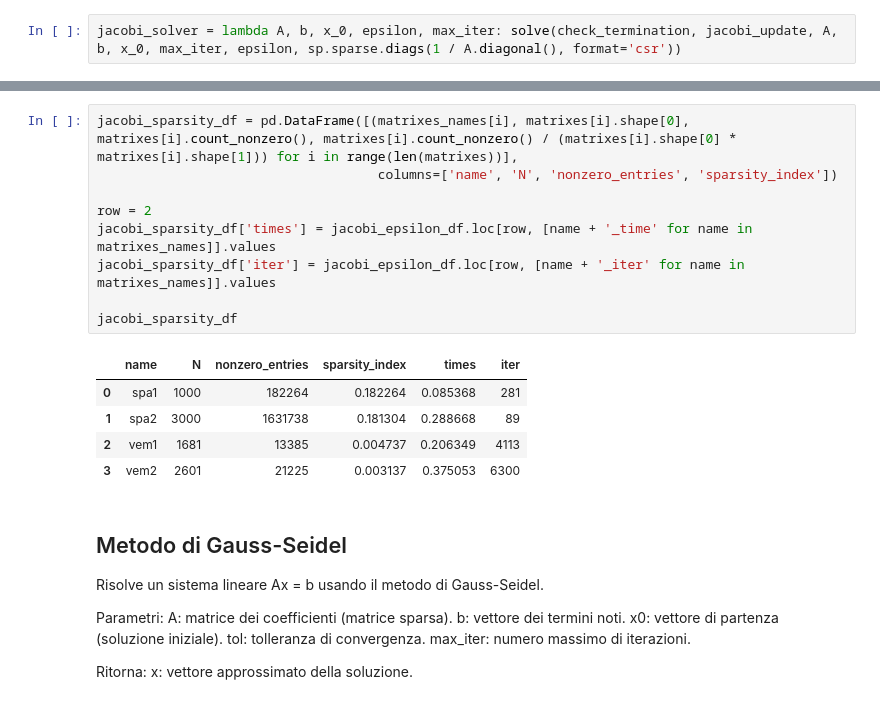
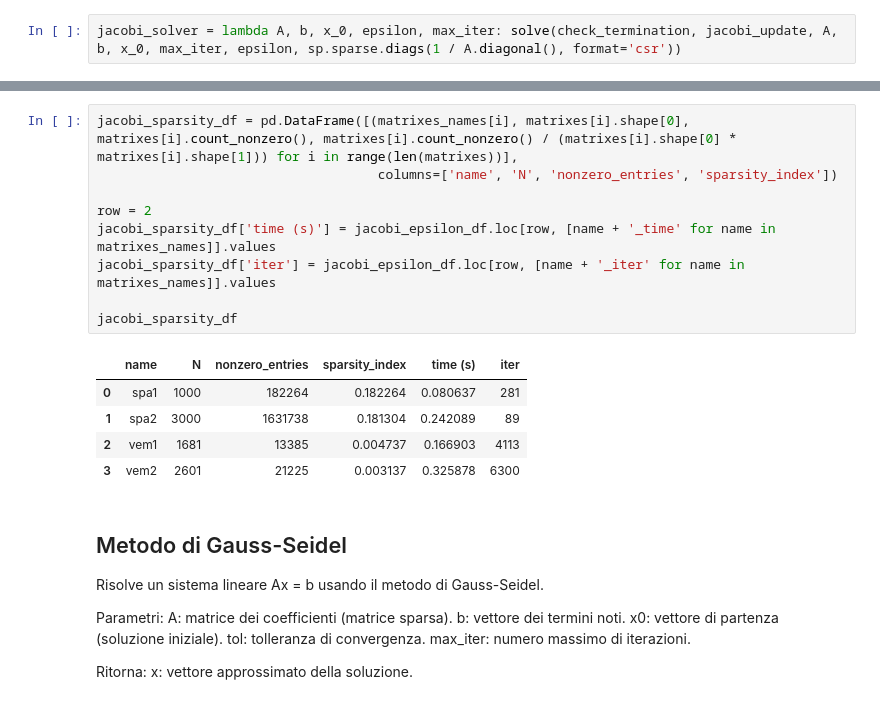
Before and after one commit to sAndreotti/LinearSystemsResolution, a Jupyter notebook: linear_solver.ipynb, the cells around one changed output, grey strips where cells are left out. Drawn from its saved outputs; the diff is of its cells as text.

```diff
--- a/linear_solver.ipynb
+++ b/linear_solver.ipynb
@@ -313,18 +313,18 @@ plt.show()
 # %%
 jacobi_sparsity_df = pd.DataFrame([(matrixes_names[i], matrixes[i].shape[0], matrixes[i].count_nonzero(), matrixes[i].count_nonzero() / (matrixes[i].shape[0] * matrixes[i].shape[1])) for i in range(len(matrixes))],
                                     columns=['name', 'N', 'nonzero_entries', 'sparsity_index'])
 
 row = 2
-jacobi_sparsity_df['times'] = jacobi_epsilon_df.loc[row, [name + '_time' for name in matrixes_names]].values
+jacobi_sparsity_df['time (s)'] = jacobi_epsilon_df.loc[row, [name + '_time' for name in matrixes_names]].values
 jacobi_sparsity_df['iter'] = jacobi_epsilon_df.loc[row, [name + '_iter' for name in matrixes_names]].values
 
 jacobi_sparsity_df
 # %% [output]
-|  | name | N | nonzero_entries | sparsity_index | times | iter |
-| 0 | spa1 | 1000 | 182264 | 0.182264 | 0.085368 | 281 |
-| 1 | spa2 | 3000 | 1631738 | 0.181304 | 0.288668 | 89 |
-| 2 | vem1 | 1681 | 13385 | 0.004737 | 0.206349 | 4113 |
-| 3 | vem2 | 2601 | 21225 | 0.003137 | 0.375053 | 6300 |
+|  | name | N | nonzero_entries | sparsity_index | time (s) | iter |
+| 0 | spa1 | 1000 | 182264 | 0.182264 | 0.080637 | 281 |
+| 1 | spa2 | 3000 | 1631738 | 0.181304 | 0.242089 | 89 |
+| 2 | vem1 | 1681 | 13385 | 0.004737 | 0.166903 | 4113 |
+| 3 | vem2 | 2601 | 21225 | 0.003137 | 0.325878 | 6300 |
 # %% [markdown]
 ## Metodo di Gauss-Seidel
 
```
Also changed, not shown: parts of 12 cells of this notebook, 8 other files.
